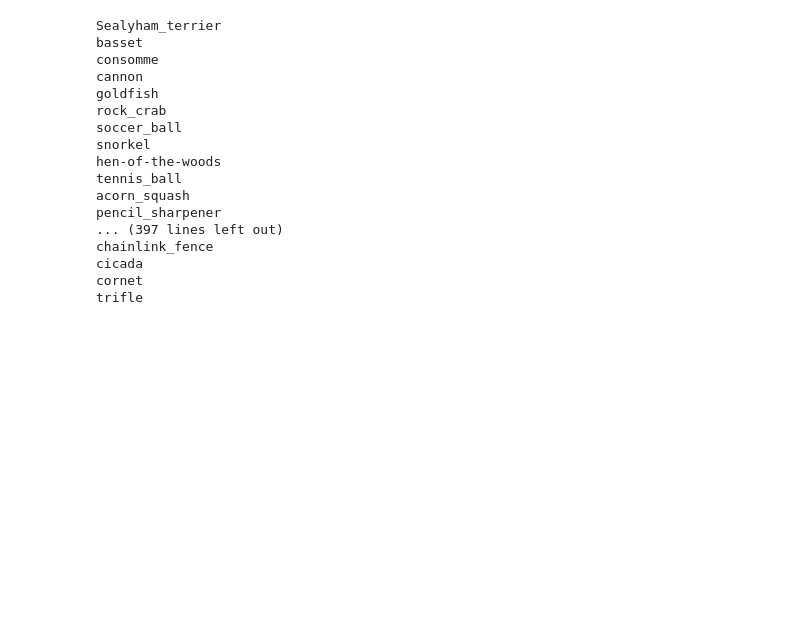
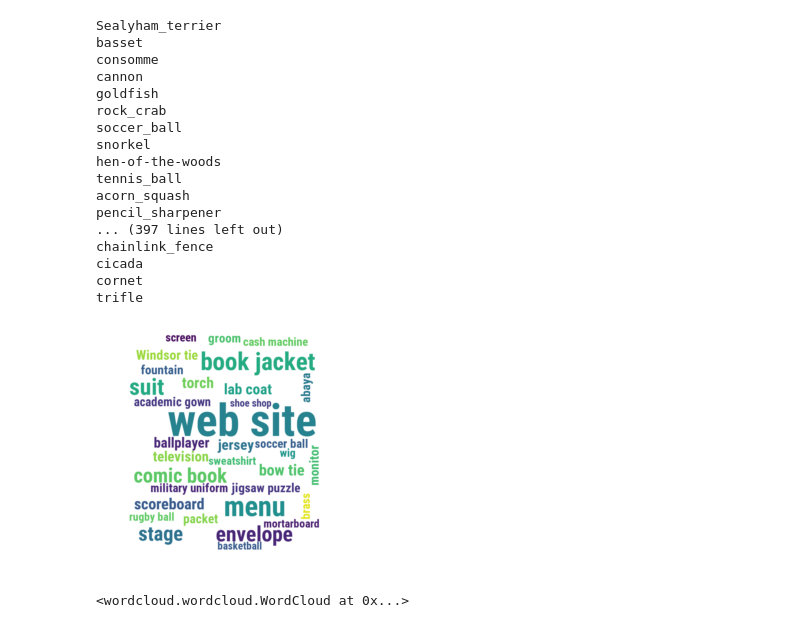
Before and after one commit to ivanfeliciano/cross-cultural-image-based-author-profiling-in-Twitter, a Jupyter notebook: attr_analysis.ipynb, the cells around one changed output. Drawn from its saved outputs; the diff is of its cells as text; code cells hidden in the pictures; blank space fills up the shorter version.

```diff
--- a/attr_analysis.ipynb
+++ b/attr_analysis.ipynb
@@ -111,0 +185,9 @@ file.close()
+# %%
+female = {'jersey', 'sunglasses', 'academic_gown', 'theater_curtain', 'cloak', 'miniskirt', 'comic_book', 'Band_Aid', 'cash_machine', 'pajama', 'wig', 'stole', 'torch', 'monitor', 'fur_coat', 'packet', 'brassiere', 'suit', 'groom', 'book_jacket', 'gown', 'jigsaw_puzzle', 'screen', 'brass', 'sweatshirt', 'fountain', 'bow_tie', 'television', 'stage', 'lab_coat', 'mortarboard', 'hair_spray', 'abaya', 'web_site', 'menu', 'envelope'}
+male = {'jersey', 'academic_gown', 'ballplayer', 'comic_book', 'cash_machine', 'rugby_ball', 'shoe_shop', 'wig', 'Windsor_tie', 'soccer_ball', 'torch', 'monitor', 'packet', 'suit', 'scoreboard', 'groom', 'book_jacket', 'jigsaw_puzzle', 'basketball', 'screen', 'brass', 'sweatshirt', 'fountain', 'bow_tie', 'television', 'stage', 'lab_coat', 'mortarboard', 'abaya', 'web_site', 'military_uniform', 'menu', 'envelope'}
+print("Intersection")
+print(female.intersection(male))
+print("Difference F - M")
+print(female.difference(male))
+print("Difference M - F")
+print(male.difference(female))
@@ -317,3 +410,22 @@ chainlink_fence
 cicada
 cornet
 trifle
+# %%
+wordcloud = WordCloud(background_color='white', width=800, height=900, font_path="./assets/roboto-condensed.bold.ttf")
+male = ["abaya", "academic gown", "ballplayer", "basketball", "book jacket", "bow tie", "brass", "cash machine", "comic book", "envelope", "fountain", "groom", "jersey", "jigsaw puzzle", "lab coat", "menu", "military uniform", "monitor", "mortarboard", "packet", "rugby ball", "scoreboard", "screen", "shoe shop", "soccer ball", "stage", "suit", "sweatshirt", "television", "torch", "web site", "wig", "Windsor tie"]
+male_f = [0.03966420102, 0.03715537269, 0.05130371603, 0.02812480389, 0.1710920907, 0.06301534072, 0.03562286514, 0.03390118916, 0.1141696955, 0.1263663979, 0.03932854919, 0.0390230828, 0.05287246334, 0.039646971, 0.05727237877, 0.2303639421, 0.03577460919, 0.04080570376, 0.03087204625, 0.04142592542, 0.03076093856, 0.0628738015, 0.03279311667, 0.02568373911, 0.03540994222, 0.1114257513, 0.1464536098, 0.031961112, 0.05091713405, 0.05844243094, 0.8602515761, 0.03194434059, 0.04618145633]
+# female_f = [0.0622797552, 0.03271088752, 0.03372412103, 0.1655590241, 0.04932278994, 0.04105550232, 0.03375362991, 0.03104595426, 0.03515851495, 0.09437384508, 0.1604337436, 0.03669965358, 0.04060210861, 0.03343573916, 0.04149327518, 0.04625420885, 0.04539604931, 0.04220070517, 0.04011028866, 0.2286903463, 0.04424281161, 0.03426832614, 0.02824550812, 0.05149768546, 0.03148627995, 0.02936321346, 0.1111438872, 0.03697557155, 0.08727041212, 0.03348071179, 0.03017160739, 0.04467874593, 0.02796469456, 0.03362179777, 0.8605201495, 0.0908990415]
+# female = ["abaya", "academic gown", "Band Aid", "book jacket", "bow tie", "brass", "brassiere", "cash machine", "cloak", "comic book", "envelope", "fountain", "fur coat", "gown", "groom", "hair spray", "jersey", "jigsaw puzzle", "lab coat", "menu", "miniskirt", "monitor", "mortarboard", "packet", "pajama", "screen", "stage", "stole", "suit", "sunglasses", "sweatshirt", "television", "theater curtain", "torch", "web site", "wig"]
+d = {}
+for w, f in zip(male, male_f):
+    d[w] = f
+wordcloud.generate_from_frequencies(frequencies=d)
+plt.figure()
+plt.imshow(wordcloud, interpolation="bilinear")
+plt.axis("off")
+plt.show()
+wordcloud.to_file("male_freqs_wc.png")
+# wc.to_file(path.join(d, imgname2))
+# %% [output]
+[figure, added]
+<wordcloud.wordcloud.WordCloud at 0x...>
```
Also changed, not shown: parts of 5 cells of this notebook, 56 other files.
